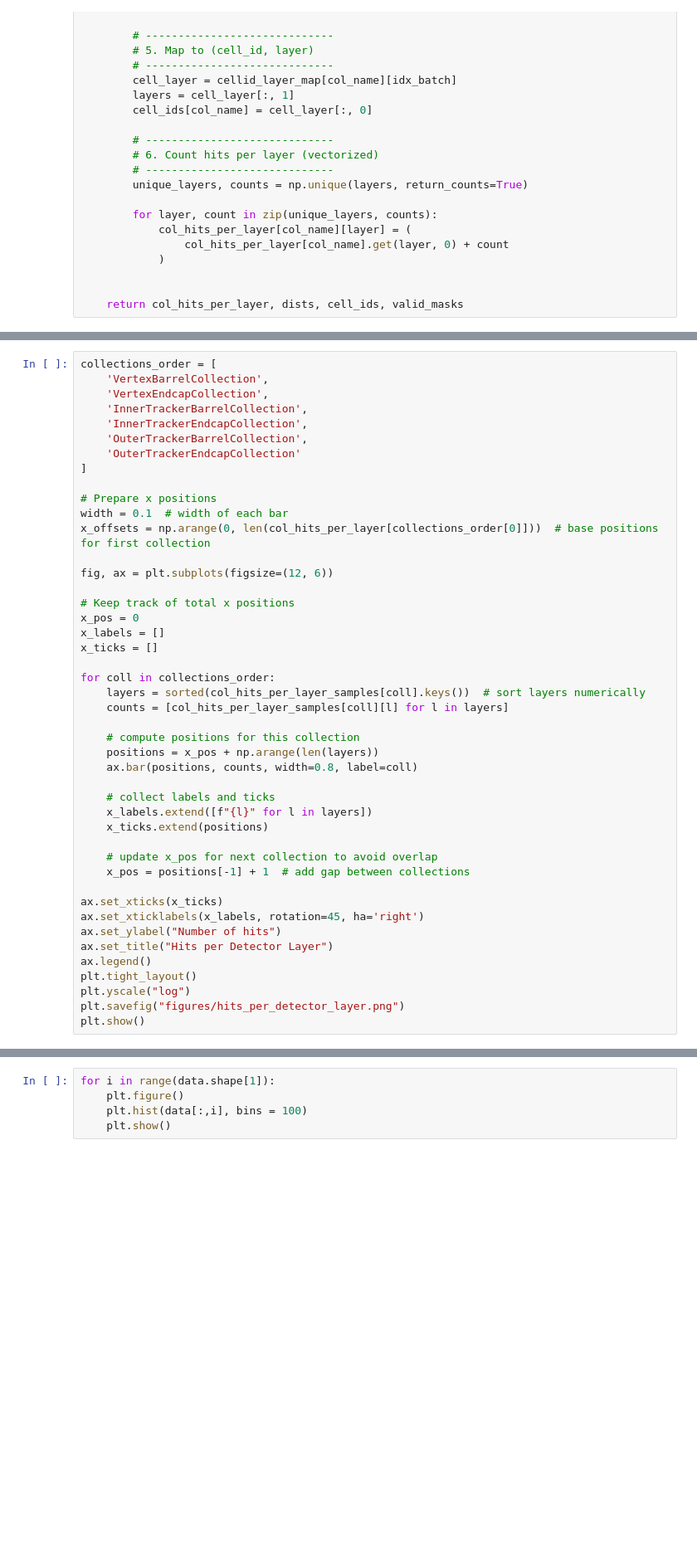
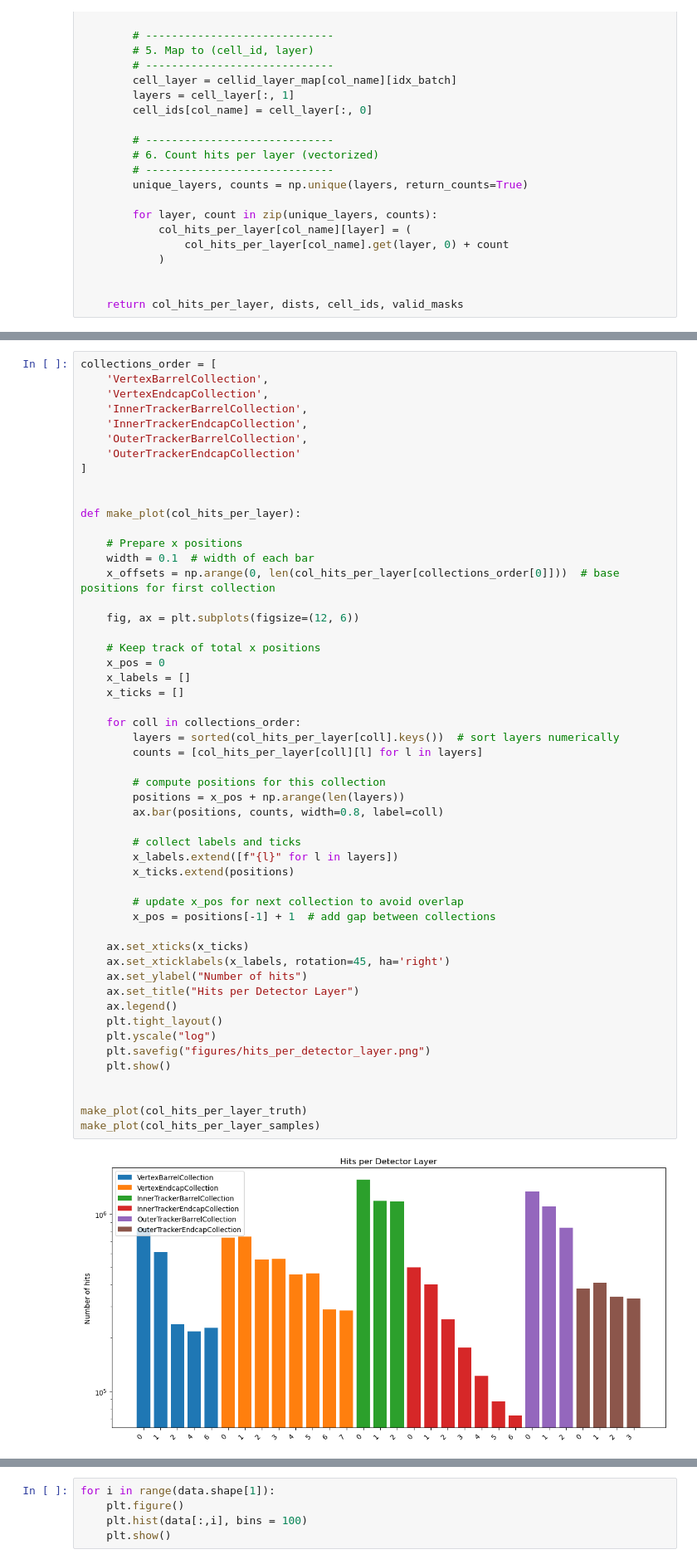
Before and after one commit to rmastand/fast_tracker_BIBgen_mucoll, a Jupyter notebook: assign_cell_ID.ipynb, the cells around one changed output, grey strips where cells are left out. Shown at 83% size. Drawn from its saved outputs; the diff is of its cells as text; blank space fills up the shorter version.

```diff
--- a/assign_cell_ID.ipynb
+++ b/assign_cell_ID.ipynb
@@ -241,45 +267,54 @@ plt.show()
 # %%
 collections_order = [
     'VertexBarrelCollection',
     'VertexEndcapCollection',
     'InnerTrackerBarrelCollection',
     'InnerTrackerEndcapCollection',
     'OuterTrackerBarrelCollection',
     'OuterTrackerEndcapCollection'
 ]
 
-# Prepare x positions
-width = 0.1  # width of each bar
-x_offsets = np.arange(0, len(col_hits_per_layer[collections_order[0]]))  # base positions for first collection
 
-fig, ax = plt.subplots(figsize=(12, 6))
+def make_plot(col_hits_per_layer):
 
-# Keep track of total x positions
-x_pos = 0
-x_labels = []
-x_ticks = []
+    # Prepare x positions
+    width = 0.1  # width of each bar
+    x_offsets = np.arange(0, len(col_hits_per_layer[collections_order[0]]))  # base positions for first collection
 
-for coll in collections_order:
-    layers = sorted(col_hits_per_layer_samples[coll].keys())  # sort layers numerically
-    counts = [col_hits_per_layer_samples[coll][l] for l in layers]
+    fig, ax = plt.subplots(figsize=(12, 6))
 
-    # compute positions for this collection
-    positions = x_pos + np.arange(len(layers))
-    ax.bar(positions, counts, width=0.8, label=coll)
+    # Keep track of total x positions
+    x_pos = 0
+    x_labels = []
+    x_ticks = []
 
-    # collect labels and ticks
-    x_labels.extend([f"{l}" for l in layers])
-    x_ticks.extend(positions)
+    for coll in collections_order:
+        layers = sorted(col_hits_per_layer[coll].keys())  # sort layers numerically
+        counts = [col_hits_per_layer[coll][l] for l in layers]
 
-    # update x_pos for next collection to avoid overlap
-    x_pos = positions[-1] + 1  # add gap between collections
+        # compute positions for this collection
+        positions = x_pos + np.arange(len(layers))
+        ax.bar(positions, counts, width=0.8, label=coll)
 
-ax.set_xticks(x_ticks)
-ax.set_xticklabels(x_labels, rotation=45, ha='right')
-ax.set_ylabel("Number of hits")
-ax.set_title("Hits per Detector Layer")
-ax.legend()
-plt.tight_layout()
-plt.yscale("log")
-plt.savefig("figures/hits_per_detector_layer.png")
-plt.show()
+        # collect labels and ticks
+        x_labels.extend([f"{l}" for l in layers])
+        x_ticks.extend(positions)
+
+        # update x_pos for next collection to avoid overlap
+        x_pos = positions[-1] + 1  # add gap between collections
+
+    ax.set_xticks(x_ticks)
+    ax.set_xticklabels(x_labels, rotation=45, ha='right')
+    ax.set_ylabel("Number of hits")
+    ax.set_title("Hits per Detector Layer")
+    ax.legend()
+    plt.tight_layout()
+    plt.yscale("log")
+    plt.savefig("figures/hits_per_detector_layer.png")
+    plt.show()
+
+
+make_plot(col_hits_per_layer_truth)
+make_plot(col_hits_per_layer_samples)
+# %% [output]
+[figure, added]
```
Also changed, not shown: parts of 6 cells of this notebook, 1 other file.
